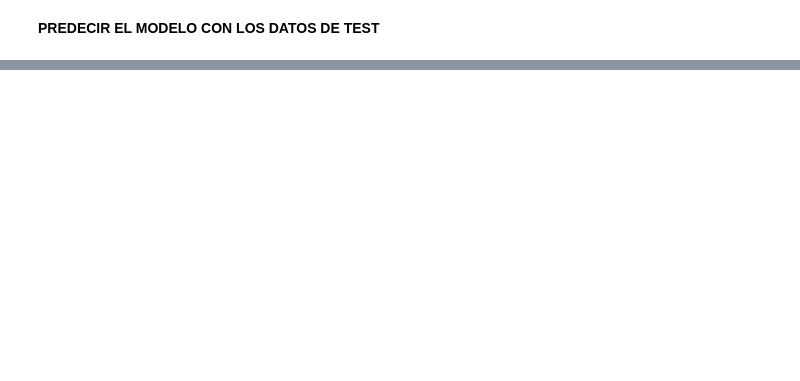
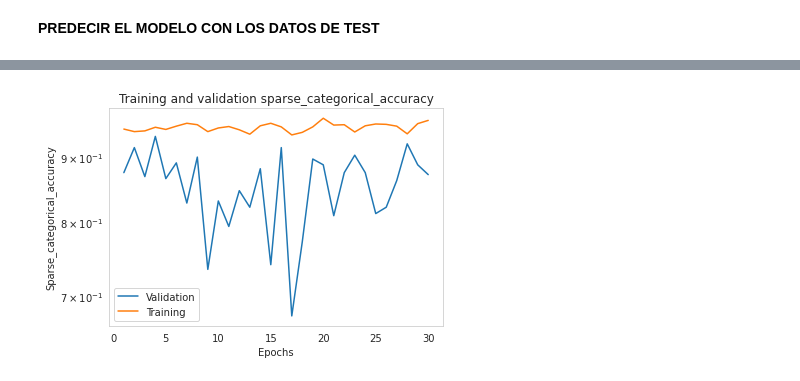
Before and after one commit to Albertogalred/Data-Science, a Jupyter notebook: NeumoX.ipynb, the cells around one changed output, grey strips where cells are left out. Saved outputs shown, nothing was run; the diff lists cells and outputs as text; code cells hidden in the pictures; blank space fills up the shorter version.

```diff
--- a/NeumoX.ipynb
+++ b/NeumoX.ipynb
@@ -285,0 +332,5 @@ accuracy_score(pre["label"], pre["pre"])
+# %%
+
+plot_metric(history,'sparse_categorical_accuracy')
+# %% [output]
+[figure, added]
```
Also changed, not shown: parts of 11 cells of this notebook.
